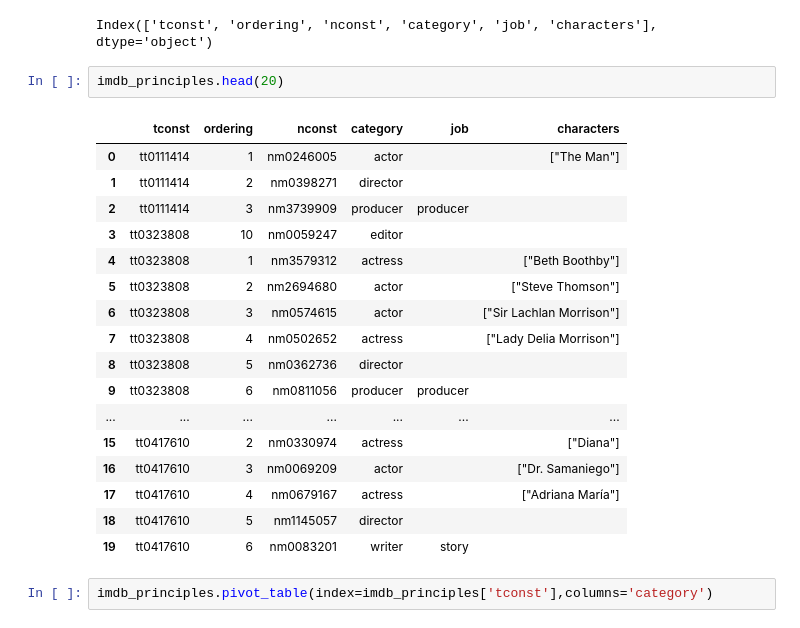
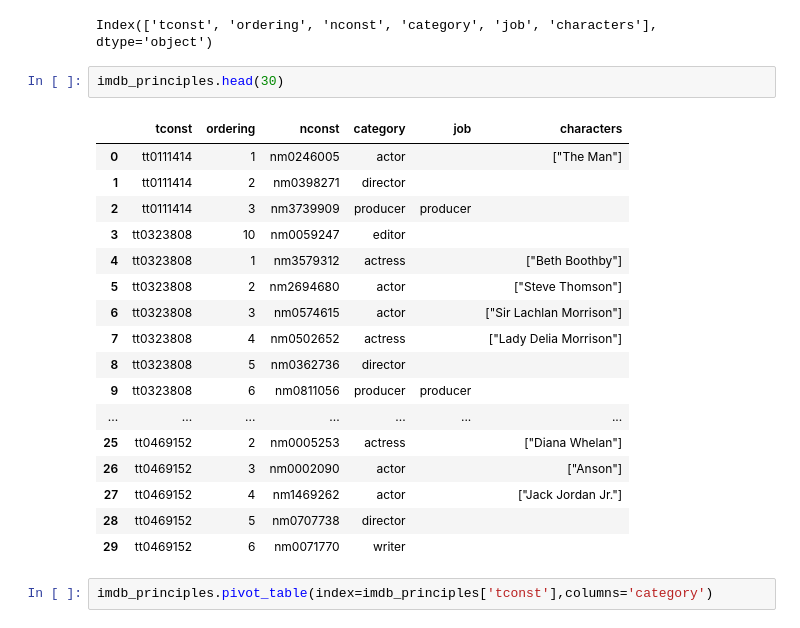
Before and after one commit to pvtsai/CXPT, a Jupyter notebook: imdb_directors_ratings_Cong.ipynb, the cells around one changed output. Saved outputs shown, nothing was run; the diff lists cells and outputs as text.

```diff
--- a/imdb_directors_ratings_Cong.ipynb
+++ b/imdb_directors_ratings_Cong.ipynb
@@ -163,25 +166,25 @@ imdb_principles.columns
 # %% [output]
 Index(['tconst', 'ordering', 'nconst', 'category', 'job', 'characters'], dtype='object')
 # %%
-imdb_principles.head(20)
+imdb_principles.head(30)
 # %% [output]
 |  | tconst | ordering | nconst | category | job | characters |
 | 0 | tt0111414 | 1 | nm0246005 | actor |  | ["The Man"] |
 | 1 | tt0111414 | 2 | nm0398271 | director |  |  |
 | 2 | tt0111414 | 3 | nm3739909 | producer | producer |  |
 | 3 | tt0323808 | 10 | nm0059247 | editor |  |  |
 | 4 | tt0323808 | 1 | nm3579312 | actress |  | ["Beth Boothby"] |
 | 5 | tt0323808 | 2 | nm2694680 | actor |  | ["Steve Thomson"] |
 | 6 | tt0323808 | 3 | nm0574615 | actor |  | ["Sir Lachlan Morrison"] |
 | 7 | tt0323808 | 4 | nm0502652 | actress |  | ["Lady Delia Morrison"] |
 | 8 | tt0323808 | 5 | nm0362736 | director |  |  |
 | 9 | tt0323808 | 6 | nm0811056 | producer | producer |  |
 | ... | ... | ... | ... | ... | ... | ... |
-| 15 | tt0417610 | 2 | nm0330974 | actress |  | ["Diana"] |
-| 16 | tt0417610 | 3 | nm0069209 | actor |  | ["Dr. Samaniego"] |
-| 17 | tt0417610 | 4 | nm0679167 | actress |  | ["Adriana María"] |
-| 18 | tt0417610 | 5 | nm1145057 | director |  |  |
-| 19 | tt0417610 | 6 | nm0083201 | writer | story |  |
+| 25 | tt0469152 | 2 | nm0005253 | actress |  | ["Diana Whelan"] |
+| 26 | tt0469152 | 3 | nm0002090 | actor |  | ["Anson"] |
+| 27 | tt0469152 | 4 | nm1469262 | actor |  | ["Jack Jordan Jr."] |
+| 28 | tt0469152 | 5 | nm0707738 | director |  |  |
+| 29 | tt0469152 | 6 | nm0071770 | writer |  |  |
 # %%
 imdb_principles.pivot_table(index=imdb_principles['tconst'],columns='category')
 # %% [output]
```
Also changed, not shown: parts of 5 cells of this notebook.
